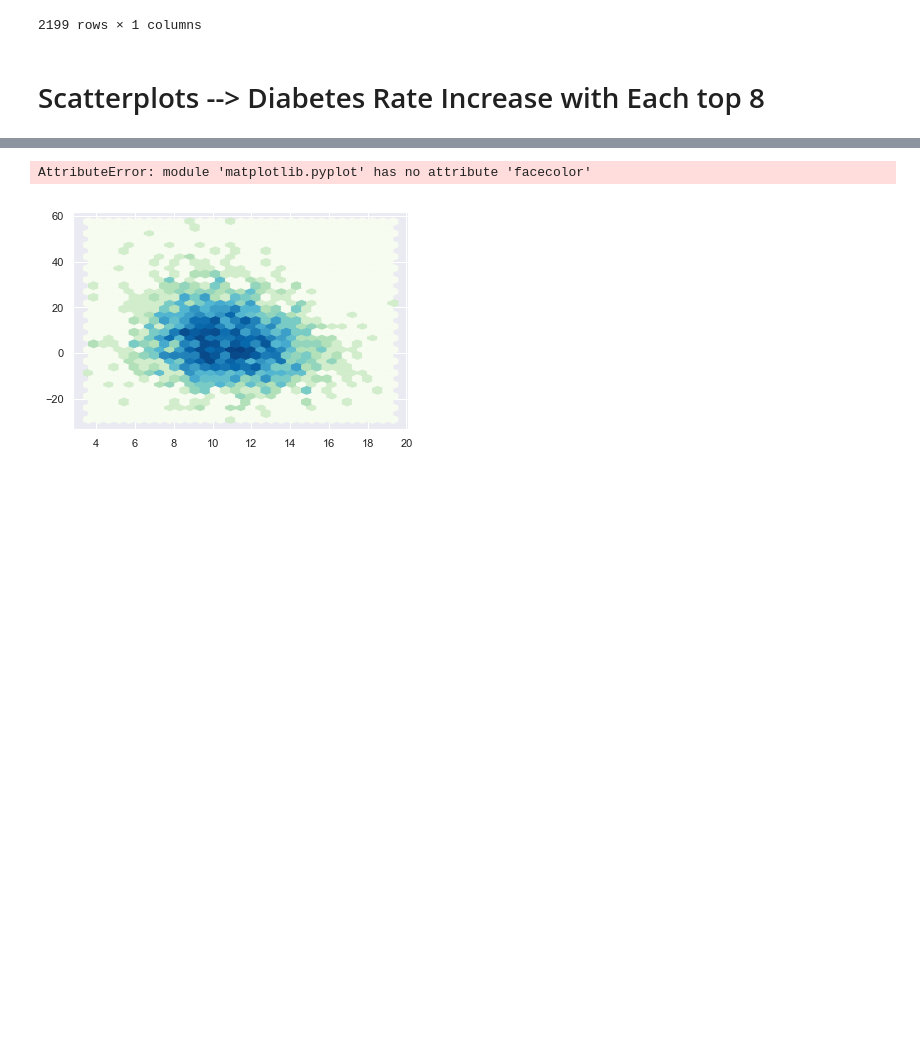
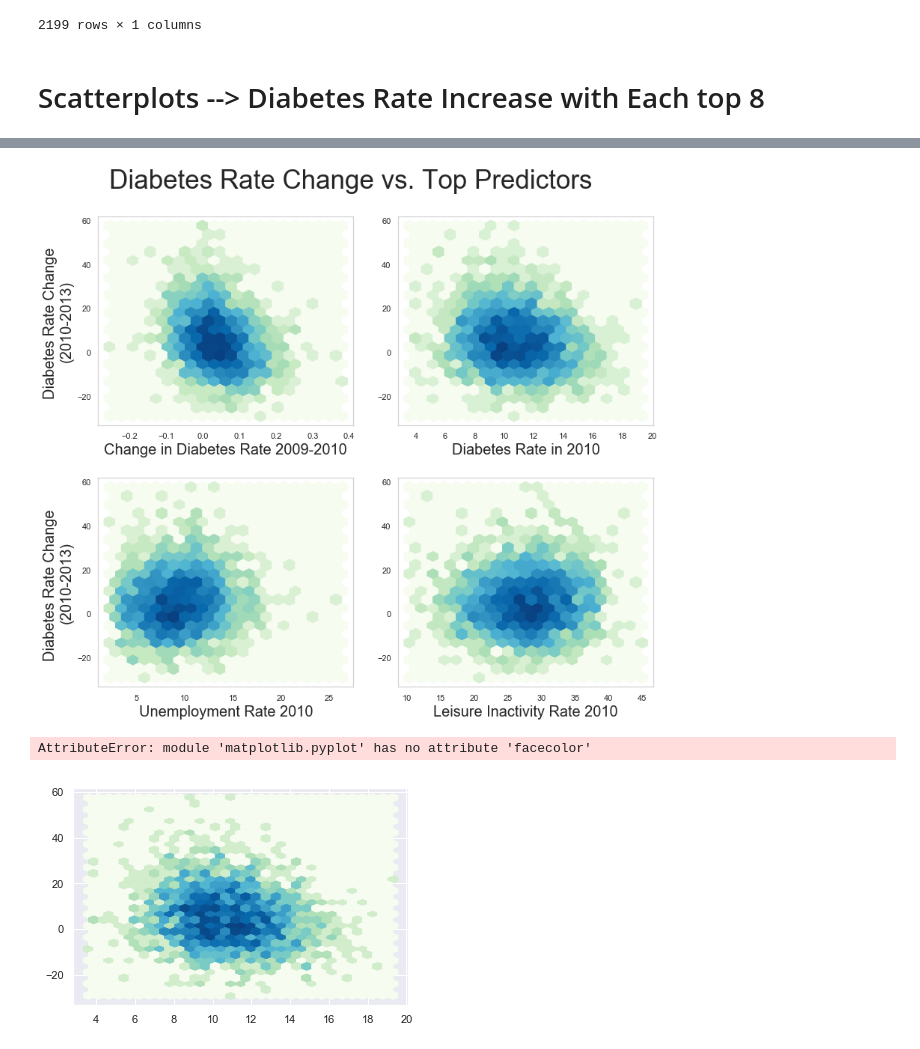
Before and after one commit to lbordz/diabetes-rates-prediction, a Jupyter notebook: EDA_and_modelling/Final_Models_and_Plots.ipynb, the cells around one changed output, grey strips where cells are left out. Cells and saved outputs as stored; diff of their text form; code cells hidden in the pictures; blank space fills up the shorter version.

```diff
--- a/EDA_and_modelling/Final_Models_and_Plots.ipynb
+++ b/EDA_and_modelling/Final_Models_and_Plots.ipynb
@@ -1476,3 +1662,25 @@ plt.tight_layout()
+# %%
+top_5_both = ["DB:2009-2010:Rate_Change", "DB:2010:percent", "UnemploymentRate:2010", "LI:2010:percent",
+              "Alcohol:Any:2010", "ST:_Texas", "ST:_Iowa",  "CEN:2010:H",  "OB:2009-2010:Rate_Change",
+              "ST:_Alaska"]
+fig, ax = plt.subplots(2, 2, figsize = (12,10))
+af = ax.flatten()
+for i, col in enumerate(top_5_both[:4]):
+    af[i].hexbin(x = X_train[col].values, y=y_train.values.reshape(-1,), gridsize=20, bins='log', cmap='GnBu')
+    af[i].set_facecolor('xkcd:white')
+    af[i].spines['bottom'].set_color('lightgray')
+    af[i].spines['top'].set_color('lightgray')
+    af[i].spines['left'].set_color('lightgray')
+    af[i].spines['right'].set_color('lightgray')
+    af[i].set_xlabel(colnamemap[col], fontsize = 20)
+
+af[0].set_ylabel("Diabetes Rate Change \n(2010-2013)", fontsize = 20)
+af[2].set_ylabel("Diabetes Rate Change \n(2010-2013)", fontsize = 20)
+
+plt.suptitle("Diabetes Rate Change vs. Top Predictors", fontsize = 35, y = 1.05)
+plt.tight_layout()
+# %% [output]
+[figure, added]
 # %%
 
 plt.hexbin(x = X_train["DB:2010:percent"].values, y=y_train.values.reshape(-1,), gridsize=30, bins='log', cmap='GnBu')
```
Also changed, not shown: parts of 23 cells of this notebook.
